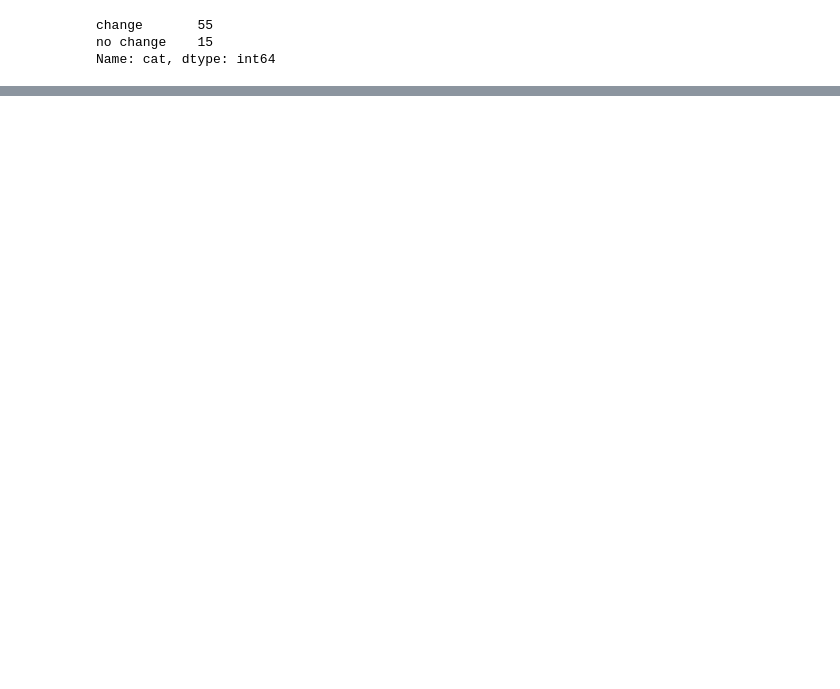
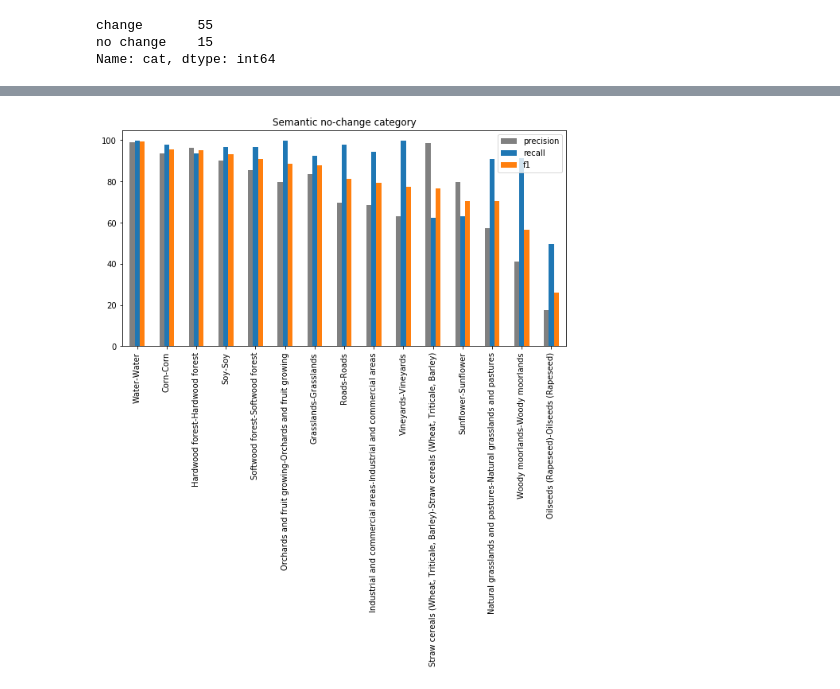
Before and after one commit to Arioluwa/DeepChange, a Jupyter notebook: change_detection/dev.ipynb, the cells around one changed output, grey strips where cells are left out. Drawn from its saved outputs; the diff is of its cells as text; code cells hidden in the pictures; blank space fills up the shorter version.

Commit message:
semantice chnage process

```diff
--- a/change_detection/dev.ipynb
+++ b/change_detection/dev.ipynb
@@ -214,0 +228,2 @@ Name: cat, dtype: int64
+# %%
+t_nochange = t[t['cat'] == 'no change'].sort_values(by=['f1'], ascending=False)
@@ -214,0 +249,7 @@ Name: cat, dtype: int64
+# %%
+t_nochange.plot.bar(rot=0, figsize=(10,5), fontsize=10, color=['gray', '#1F77B4', '#FF7F0E'])
+plt.xticks(range(len(t_nochange)), t_nochange['changes'], rotation=90)
+plt.title('Semantic no-change category')
+plt.show()
+# %% [output]
+[figure, added]
```
Also changed, not shown: parts of 9 cells of this notebook, 2 other files.
